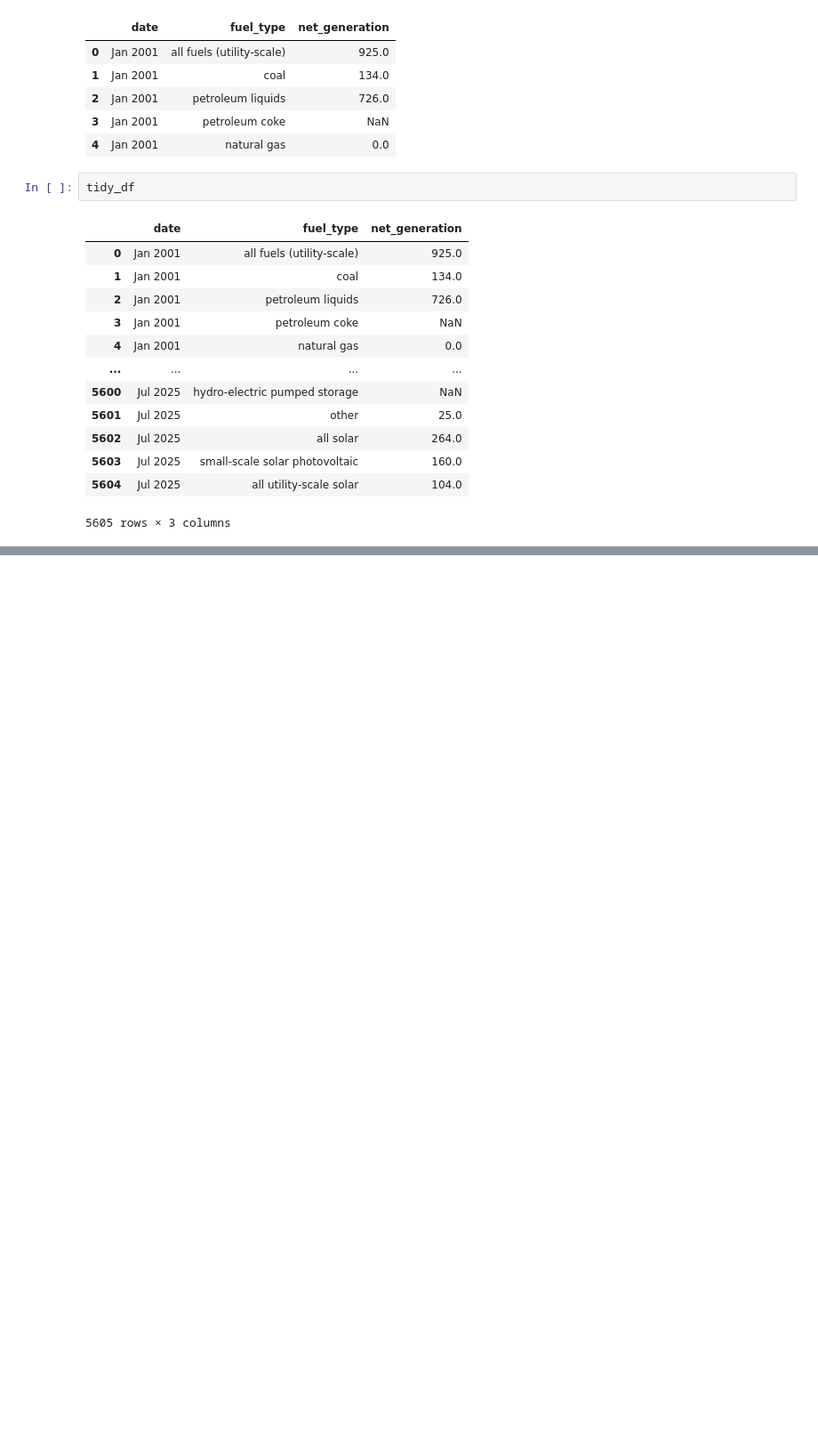
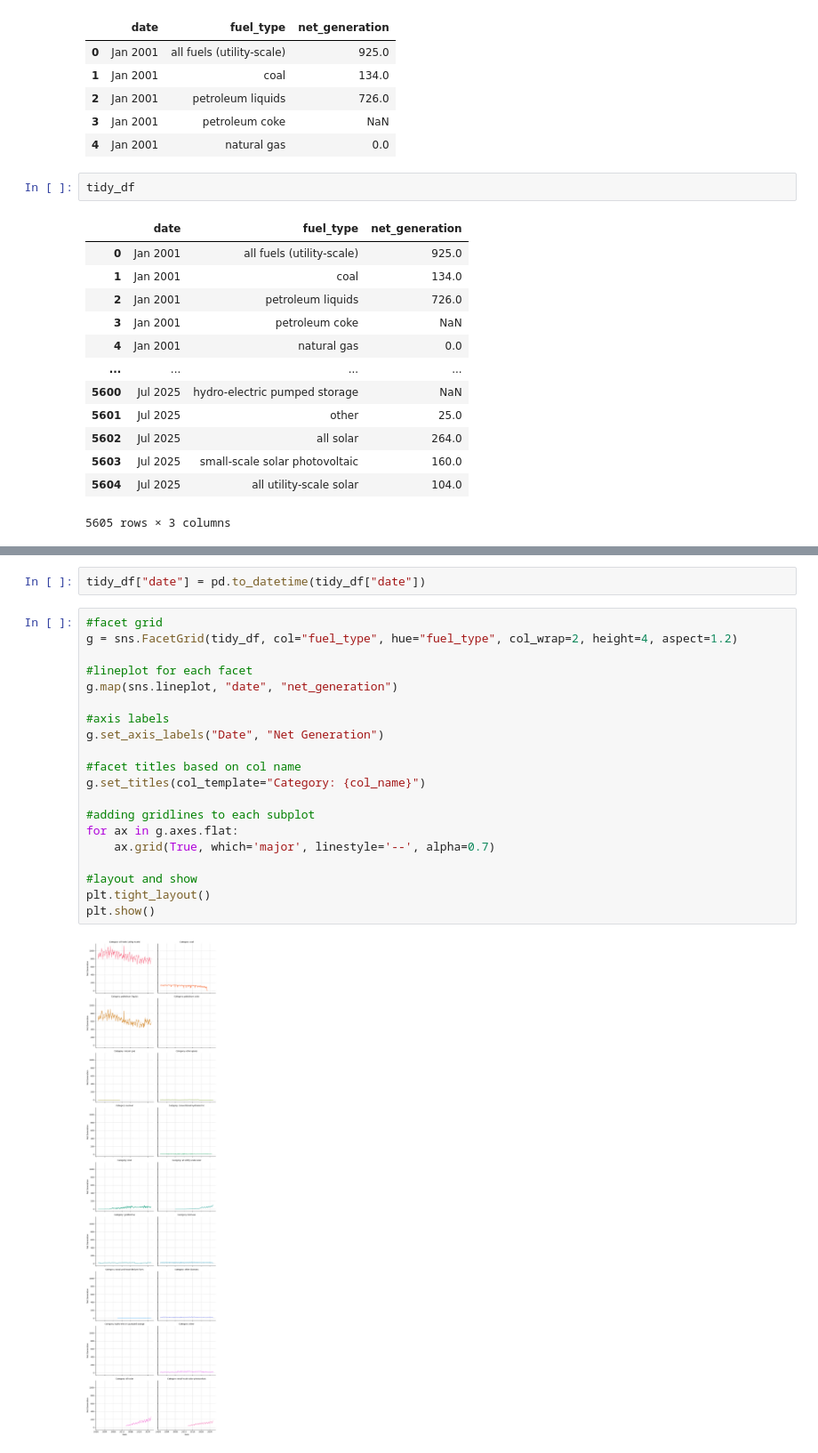
Before and after one commit to ashleyholen/Data-Science-Capstone, a Jupyter notebook: capstone.ipynb, the cells around one changed output, grey strips where cells are left out. Shown at 89% size. Drawn from its saved outputs; the diff is of its cells as text; blank space fills up the shorter version.

```diff
--- a/capstone.ipynb
+++ b/capstone.ipynb
@@ -108,0 +138,24 @@ tidy_df
+# %%
+tidy_df["date"] = pd.to_datetime(tidy_df["date"])
+# %%
+#facet grid
+g = sns.FacetGrid(tidy_df, col="fuel_type", hue="fuel_type", col_wrap=2, height=4, aspect=1.2)
+
+#lineplot for each facet
+g.map(sns.lineplot, "date", "net_generation")
+
+#axis labels
+g.set_axis_labels("Date", "Net Generation")
+
+#facet titles based on col name
+g.set_titles(col_template="Category: {col_name}")
+
+#adding gridlines to each subplot
+for ax in g.axes.flat:
+    ax.grid(True, which='major', linestyle='--', alpha=0.7)
+
+#layout and show
+plt.tight_layout()
+plt.show()
+# %% [output]
+[figure, added]
```
Also changed, not shown: parts of 9 cells of this notebook.
